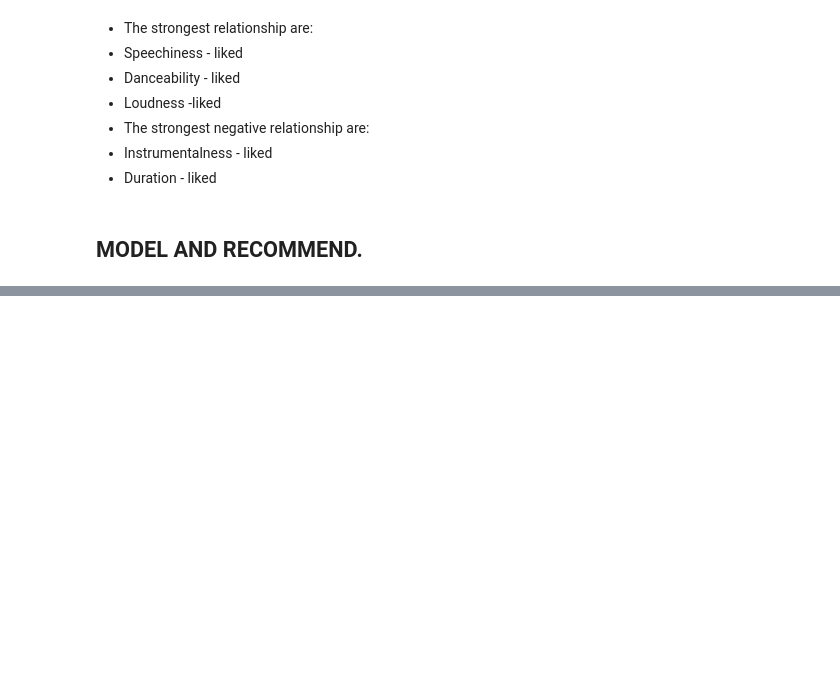
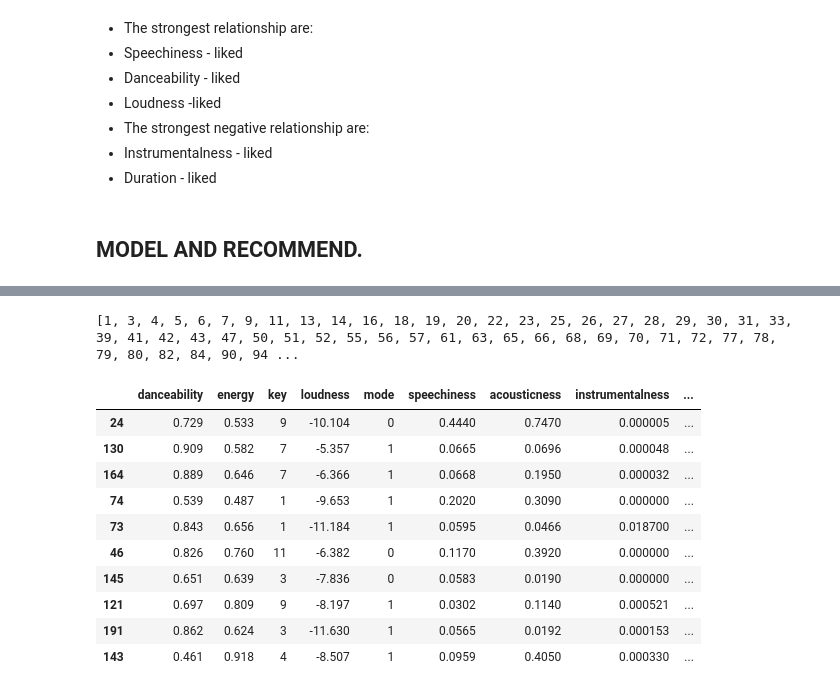
Before and after one commit to Queenmunyere/Spotify-Recommendation-system, a Jupyter notebook: Spotify-audio recommendation system.ipynb, the cells around one changed output, grey strips where cells are left out. Saved outputs shown, nothing was run; the diff lists cells and outputs as text; code cells hidden in the pictures; blank space fills up the shorter version.

```diff
--- a/Spotify-audio recommendation system.ipynb
+++ b/Spotify-audio recommendation system.ipynb
@@ -258,0 +195,20 @@ X_train, X_test, y_train, y_test = train_test_split(
+# %%
+features = [
+    "danceability",
+    "energy",
+    "loudness",
+    "speechiness",
+    "acousticness",
+    "instrumentalness",
+    "liveness",
+    "valence",
+    "tempo",
+    "duration_ms",
+    "key",
+    "mode",
+    "time_signature"
+]
+
+X = df[features].copy()
+
+X.head()
@@ -259,6 +222,6 @@ X_train, X_test, y_train, y_test = train_test_split(
 # %%
 #scaling the features using StandardScaler
+from sklearn.preprocessing import StandardScaler
 scaler = StandardScaler()
 
-X_train_scaled = scaler.fit_transform(X_train)
-X_test_scaled = scaler.transform(X_test)
+X_scaled = scaler.fit_transform(X)
@@ -484,0 +299,33 @@ plt.show()
+# %%
+#get their indexes
+liked_indices = df.index[df["liked"] ==1].tolist()
+print(liked_indices)
+# %% [output]
+[1, 3, 4, 5, 6, 7, 9, 11, 13, 14, 16, 18, 19, 20, 22, 23, 25, 26, 27, 28, 29, 30, 31, 33, 39, 41, 42, 43, 47, 50, 51, 52, 55, 56, 57, 61, 63, 65, 66, 68, 69, 70, 71, 72, 77, 78, 79, 80, 82, 84, 90, 94 ...
+# %%
+#recommend based on all the songs the user liked.
+liked_indices = df.index[df["liked"] == 1].tolist()
+user_profile = X_scaled[liked_indices].mean(axis=0)
+user_similarity_scores = cosine_similarity([user_profile], X_scaled)[0]
+recommendation_indices = np.argsort(user_similarity_scores)[::-1]
+# %%
+# remove songs that the user already liked.
+recommendation_indices = [i for i in recommendation_indices if i not in liked_indices]
+# %%
+#Get the top 10 recommended songs
+top_10 = recommendation_indices[:10]
+recommendations = df.iloc[top_10]
+recommendations["similarity_score"] = user_similarity_scores[top_10]
+recommendations
+# %% [output]
+|  | danceability | energy | key | loudness | mode | speechiness | acousticness | instrumentalness | ... |
+| 24 | 0.729 | 0.533 | 9 | -10.104 | 0 | 0.4440 | 0.7470 | 0.000005 | ... |
+| 130 | 0.909 | 0.582 | 7 | -5.357 | 1 | 0.0665 | 0.0696 | 0.000048 | ... |
+| 164 | 0.889 | 0.646 | 7 | -6.366 | 1 | 0.0668 | 0.1950 | 0.000032 | ... |
+| 74 | 0.539 | 0.487 | 1 | -9.653 | 1 | 0.2020 | 0.3090 | 0.000000 | ... |
+| 73 | 0.843 | 0.656 | 1 | -11.184 | 1 | 0.0595 | 0.0466 | 0.018700 | ... |
+| 46 | 0.826 | 0.760 | 11 | -6.382 | 0 | 0.1170 | 0.3920 | 0.000000 | ... |
+| 145 | 0.651 | 0.639 | 3 | -7.836 | 0 | 0.0583 | 0.0190 | 0.000000 | ... |
+| 121 | 0.697 | 0.809 | 9 | -8.197 | 1 | 0.0302 | 0.1140 | 0.000521 | ... |
+| 191 | 0.862 | 0.624 | 3 | -11.630 | 1 | 0.0565 | 0.0192 | 0.000153 | ... |
+| 143 | 0.461 | 0.918 | 4 | -8.507 | 1 | 0.0959 | 0.4050 | 0.000330 | ... |
```
Also changed, not shown: parts of 36 cells of this notebook.
